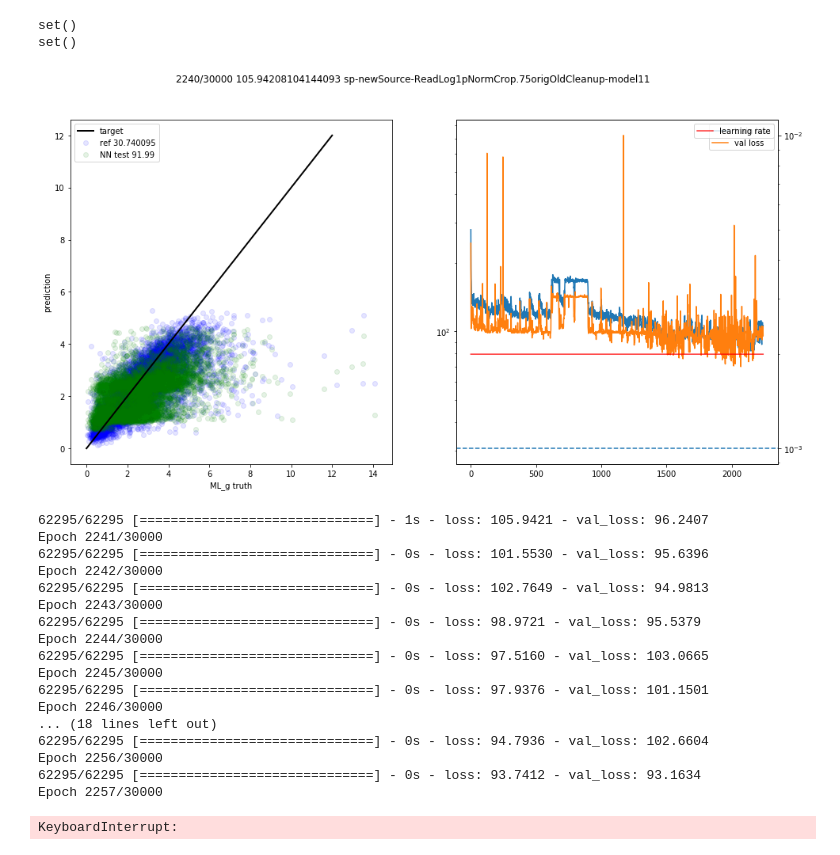
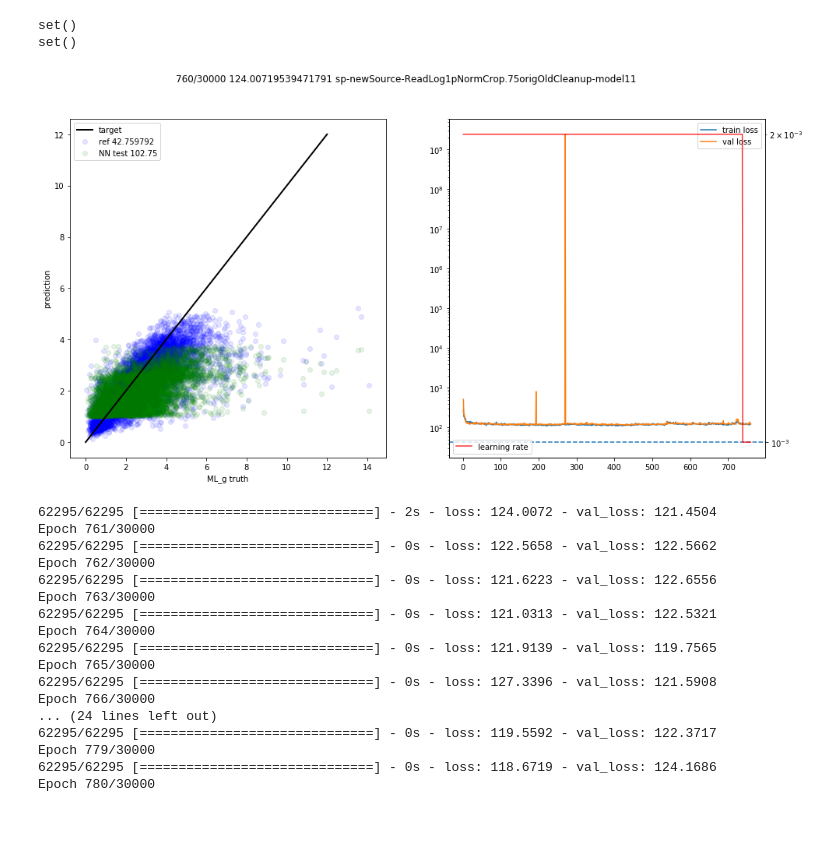
Before and after one commit to NakramR/astrohack, a Jupyter notebook: hackatonBase.ipynb, the cells around one changed output. Saved outputs shown, nothing was run; the diff lists cells and outputs as text; code cells hidden in the pictures; blank space fills up the shorter version.

```diff
--- a/hackatonBase.ipynb
+++ b/hackatonBase.ipynb
@@ -386,16 +109,2 @@ data file missing: 107436
 # %% [markdown]
 ### Filter images that have no known mass, no actual image, or with an unknown error
-# %%
-df = df[df.logMstar != -99]
-df = df[df.hasFile == True]
-df = df[df['lin_err']!=0]
-df = df[df.Distance < 600]
-df = df[df.ML_g < 15]
-
-df = df[~df['SDSS_ID'].isin(['1237668349209149549','1237662224593846425','1237648705129283884','1237648703514804436'])] # remove 2 buggy galaxies
-
-df['ML_g_rel_err'] = df['ML_g_rel_err'].apply(np.float64)
-
-df = df[df['ML_g_rel_err'] != 0]
-
-df.describe()
@@ -683,7 +376,7 @@ data = list(range(10))
 - chunkSize is the number of galaxies to evaluate at once
 - prefixThisRound is the model name, for serialization purposes
 # %%
-df = df.sample(frac=1)
+df = df.sample(frac=1).reset_index()
 # %%
 N = int(len(df.SDSS_ID.values))
 M = int(N*.9)
@@ -696,7 +389,7 @@ prefixThisRound = prefixThisRound + '-model11'
 
 chunkSize = 200
 # nSplits = 3
-reloadImagesAndPreprocess = 0
+reloadImagesAndPreprocess = 1
 numPreprocessing = 1
 nSplits = 1
 
@@ -757,13 +451,15 @@ data[TEST+TRUTH] = np.ones([0])
 data[TEST+ERROR] = np.ones([0])
 data[TEST+LINERROR] = np.ones([0])
 
-fileName = prefixThisRound + '-' + str(N) + 'allFeatures' + str(numPreprocessing) + '.npy'
 
 data[ID] = ids
 
+
+curPreproc = PP_LOG1P+PP_NORMALIZE+PP_CROP+PP_HACKATON
+fileName = prefixThisRound + '-' + str(N) + 'allFeatures' + str(curPreproc) + '.npy'
 if reloadImagesAndPreprocess == 1 or not(os.path.isfile(fileName)):
     for curTTA in range(numPreprocessing):
-        a, Xg3fNames = getFeatures(curTTA+16) # 16 for rescale
+        a, Xg3fNames = getFeatures(curTTA+curPreproc)
 
         data[TRAIN+FEATURES] = np.vstack([data[TRAIN+FEATURES],a[:M]])
         data[TRAIN+TRUTH] = np.hstack([data[TRAIN+TRUTH],Y[:M]])
@@ -1026,56 +696,58 @@ from keras.optimizers import *
 
 model = Sequential()
 
-model.add(Dense(500, input_shape=(data[TRAIN+FEATURES].shape[1],), activation = 'relu', kernel_initializer='truncated_normal',))
+model.add(Dense(1000, input_shape=(data[TRAIN+FEATURES].shape[1],), activation = 'relu', kernel_initializer='truncated_normal',))
 # model.add(Dropout(0.5))
 
-model.add(Dense(300, activation='relu',kernel_initializer='truncated_normal',))
+model.add(Dense(500, activation='relu',kernel_initializer='truncated_normal',))
 model.add(BatchNormalization())
 model.add(Dropout(0.5))
-model.add(Dense(100, activation='relu',kernel_initializer='truncated_normal',))
+model.add(Dense(300, activation='elu',kernel_initializer='truncated_normal',))
+model.add(BatchNormalization())
+model.add(Dropout(0.5))
+model.add(Dense(100, activation='elu',kernel_initializer='truncated_normal',))
 model.add(BatchNormalization())
 model.add(Dropout(0.5))
 model.add(Dense(1, activation='elu',kernel_initializer='truncated_normal'))
 
 model.compile(optimizer='nadam', loss='mse')
 
 
-reduceLRcallback = keras.callbacks.ReduceLROnPlateau(monitor='val_loss', factor=0.8, patience=500, verbose=0, mode='auto', epsilon=0.0001, cooldown=20, min_lr=1e-8)
+reduceLRcallback = keras.callbacks.ReduceLROnPlateau(monitor='val_loss', factor=0.5, patience=300, verbose=0, mode='auto', epsilon=0.0001, cooldown=20, min_lr=1e-8)
 
 numEpochs = 30000
 plot_losses.epochsPerDraw = 20
 plot_losses.referencePrediction = mpred
 # num = 5000
 num = N
 
 model.fit(data[TRAIN+FEATURES][:num,:],
           data[TRAIN+TRUTH][:num],
           sample_weight=1/(data[TRAIN+ERROR][:num])**2,
           batch_size=1000,
           epochs=numEpochs,
           validation_split = 0.1,
           verbose = 1,
           callbacks=[plot_losses,reduceLRcallback])
 # %% [output]
-[figure, old version]
+[figure, new version]
-62295/62295 [==============================] - 1s - loss: 105.9421 - val_loss: 96.2407
-Epoch 2241/30000
-62295/62295 [==============================] - 0s - loss: 101.5530 - val_loss: 95.6396
-Epoch 2242/30000
-62295/62295 [==============================] - 0s - loss: 102.7649 - val_loss: 94.9813
-Epoch 2243/30000
-62295/62295 [==============================] - 0s - loss: 98.9721 - val_loss: 95.5379
-Epoch 2244/30000
-62295/62295 [==============================] - 0s - loss: 97.5160 - val_loss: 103.0665
-Epoch 2245/30000
-62295/62295 [==============================] - 0s - loss: 97.9376 - val_loss: 101.1501
-Epoch 2246/30000
-... (18 lines left out)
-62295/62295 [==============================] - 0s - loss: 94.7936 - val_loss: 102.6604
-Epoch 2256/30000
-62295/62295 [==============================] - 0s - loss: 93.7412 - val_loss: 93.1634
-Epoch 2257/30000
+62295/62295 [==============================] - 2s - loss: 124.0072 - val_loss: 121.4504
+Epoch 761/30000
+62295/62295 [==============================] - 0s - loss: 122.5658 - val_loss: 122.5662
+Epoch 762/30000
+62295/62295 [==============================] - 0s - loss: 121.6223 - val_loss: 122.6556
+Epoch 763/30000
+62295/62295 [==============================] - 0s - loss: 121.0313 - val_loss: 122.5321
+Epoch 764/30000
+62295/62295 [==============================] - 0s - loss: 121.9139 - val_loss: 119.7565
+Epoch 765/30000
+62295/62295 [==============================] - 0s - loss: 127.3396 - val_loss: 121.5908
+Epoch 766/30000
+... (24 lines left out)
+62295/62295 [==============================] - 0s - loss: 119.5592 - val_loss: 122.3717
+Epoch 779/30000
+62295/62295 [==============================] - 0s - loss: 118.6719 - val_loss: 124.1686
+Epoch 780/30000
-KeyboardInterrupt:
 # %%
 currentLearningRate = K.get_value(model.optimizer.lr)
 print(currentLearningRate)
```
Also changed, not shown: parts of 32 cells of this notebook, 10 other files.
